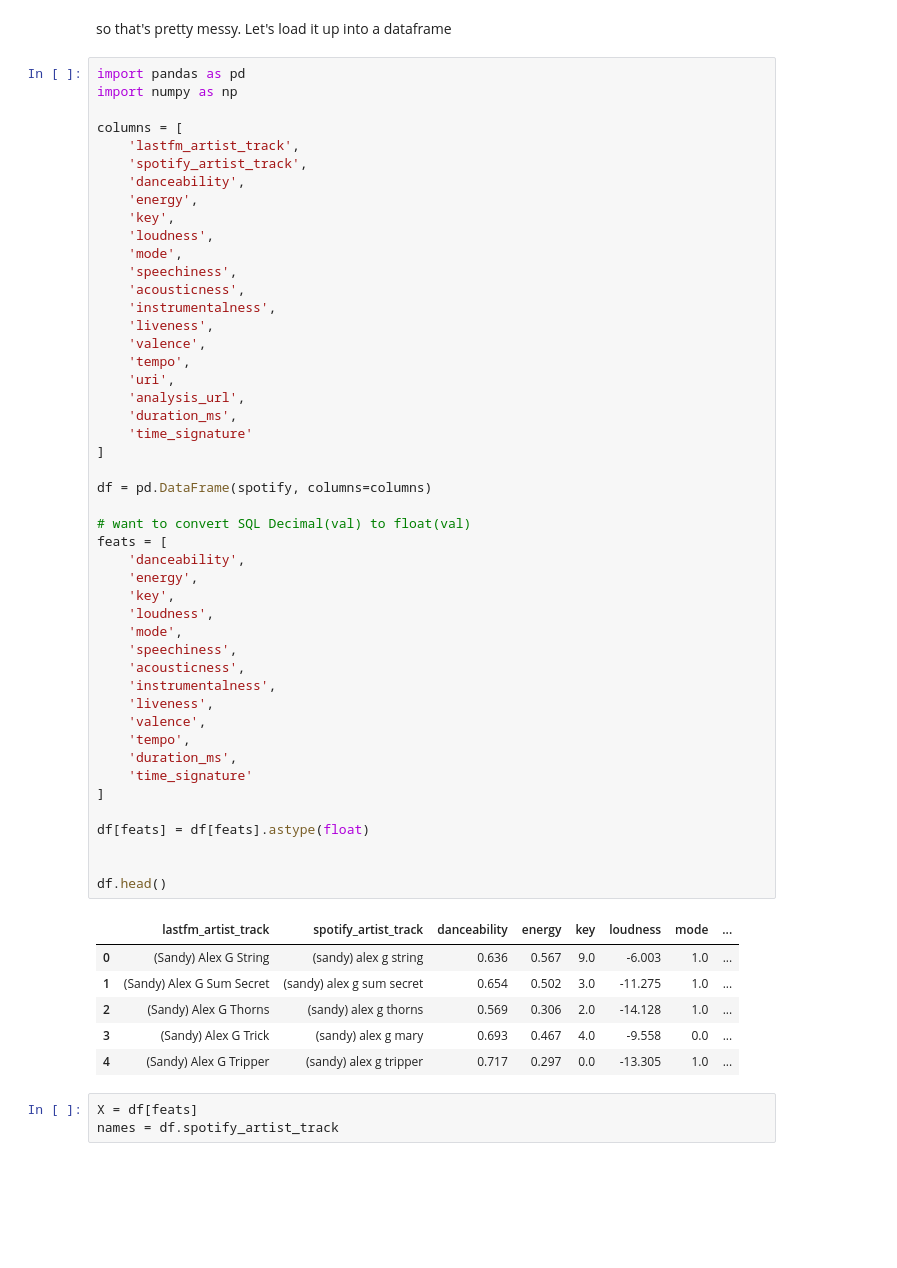
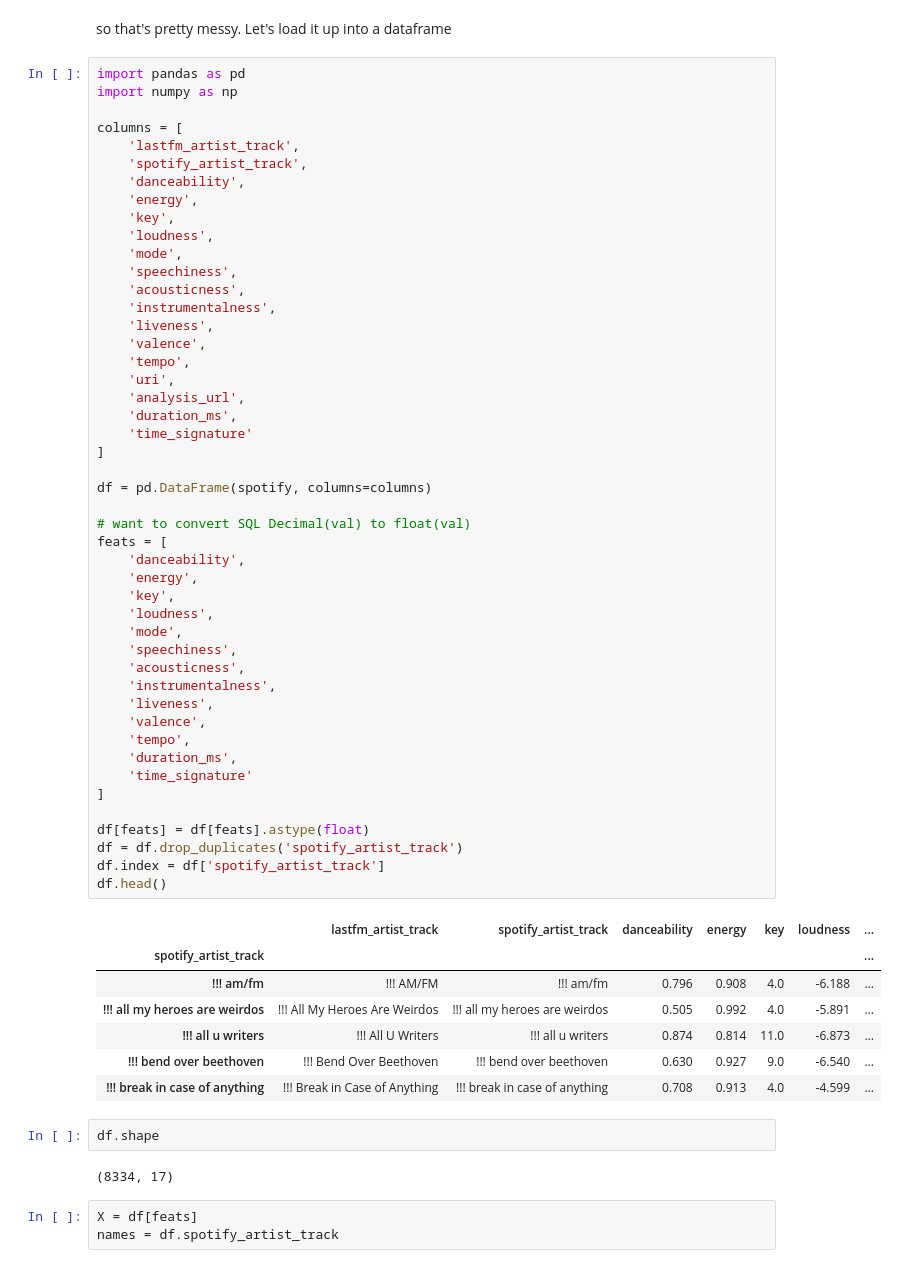
Before and after one commit to max-clarke/final, a Jupyter notebook: content_based_filtering.ipynb, the cells around one changed output. Drawn from its saved outputs; the diff is of its cells as text; blank space fills up the shorter version.

```diff
--- a/content_based_filtering.ipynb
+++ b/content_based_filtering.ipynb
@@ -48,41 +48,46 @@ columns = [
     'valence',
     'tempo',
     'uri',
     'analysis_url',
     'duration_ms',
     'time_signature'
 ]
 
 df = pd.DataFrame(spotify, columns=columns)
 
 # want to convert SQL Decimal(val) to float(val)
 feats = [
     'danceability',
     'energy',
     'key',
     'loudness',
     'mode',
     'speechiness',
     'acousticness',
     'instrumentalness',
     'liveness',
     'valence',
     'tempo',
     'duration_ms',
     'time_signature'
 ]
 
 df[feats] = df[feats].astype(float)
-
-
+df = df.drop_duplicates('spotify_artist_track')
+df.index = df['spotify_artist_track']
 df.head()
 # %% [output]
-|  | lastfm_artist_track | spotify_artist_track | danceability | energy | key | loudness | mode | ... |
-| 0 | (Sandy) Alex G String | (sandy) alex g string | 0.636 | 0.567 | 9.0 | -6.003 | 1.0 | ... |
-| 1 | (Sandy) Alex G Sum Secret | (sandy) alex g sum secret | 0.654 | 0.502 | 3.0 | -11.275 | 1.0 | ... |
-| 2 | (Sandy) Alex G Thorns | (sandy) alex g thorns | 0.569 | 0.306 | 2.0 | -14.128 | 1.0 | ... |
-| 3 | (Sandy) Alex G Trick | (sandy) alex g mary | 0.693 | 0.467 | 4.0 | -9.558 | 0.0 | ... |
-| 4 | (Sandy) Alex G Tripper | (sandy) alex g tripper | 0.717 | 0.297 | 0.0 | -13.305 | 1.0 | ... |
+|  | lastfm_artist_track | spotify_artist_track | danceability | energy | key | loudness | ... |
+| spotify_artist_track |  |  |  |  |  |  | ... |
+| !!! am/fm | !!! AM/FM | !!! am/fm | 0.796 | 0.908 | 4.0 | -6.188 | ... |
+| !!! all my heroes are weirdos | !!! All My Heroes Are Weirdos | !!! all my heroes are weirdos | 0.505 | 0.992 | 4.0 | -5.891 | ... |
+| !!! all u writers | !!! All U Writers | !!! all u writers | 0.874 | 0.814 | 11.0 | -6.873 | ... |
+| !!! bend over beethoven | !!! Bend Over Beethoven | !!! bend over beethoven | 0.630 | 0.927 | 9.0 | -6.540 | ... |
+| !!! break in case of anything | !!! Break in Case of Anything | !!! break in case of anything | 0.708 | 0.913 | 4.0 | -4.599 | ... |
+# %%
+df.shape
+# %% [output]
+(8334, 17)
 # %%
 X = df[feats]
 names = df.spotify_artist_track
```
Also changed, not shown: parts of 9 cells of this notebook, 2 other files.
